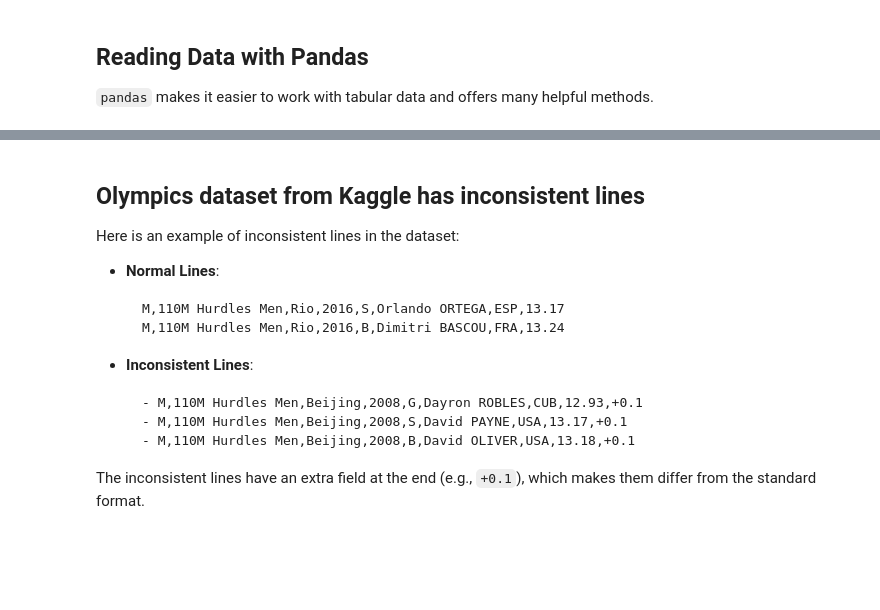
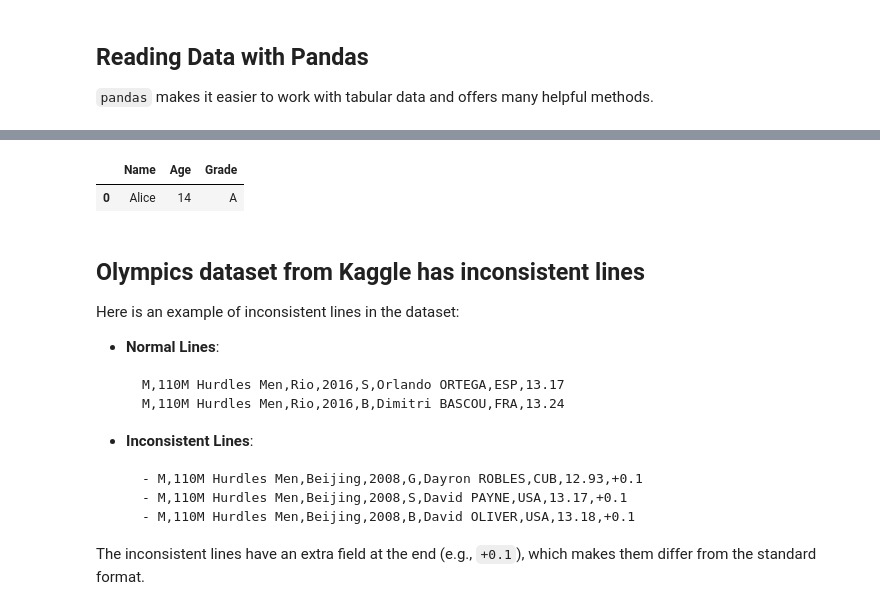
Before and after one commit to rmasawa/Pandas, a Jupyter notebook: intro_pandas_notebook.ipynb, the cells around one changed output, grey strips where cells are left out. Cells and saved outputs as stored; diff of their text form; code cells hidden in the pictures; blank space fills up the shorter version.

```diff
--- a/intro_pandas_notebook.ipynb
+++ b/intro_pandas_notebook.ipynb
@@ -36,3 +55,9 @@ df.loc[2]
+# %%
+alice = df[df['Name'] == 'Alice']
+alice
+# %% [output]
+|  | Name | Age | Grade |
+| 0 | Alice | 14 | A |
 # %% [markdown]
 ## Olympics dataset from Kaggle has inconsistent lines
 
```
Also changed, not shown: parts of 6 cells of this notebook, 1 other file.
